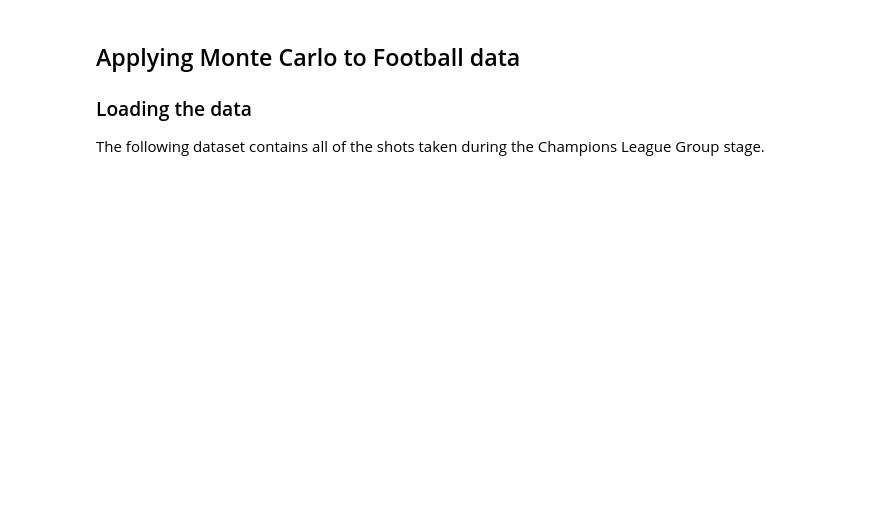
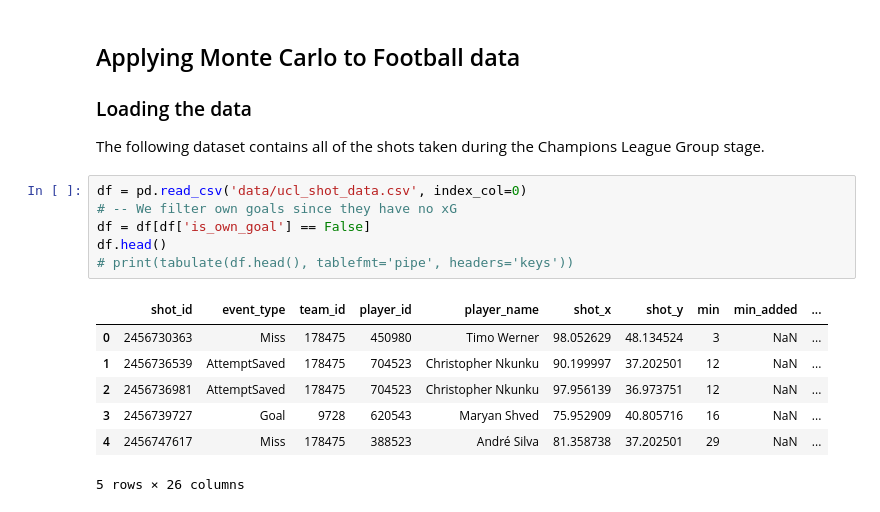
Before and after one commit to sonofacorner/matplotlib-tutorials, a Jupyter notebook: intro_monte_carlo/main_notebook.ipynb, the cells around one changed output. Drawn from its saved outputs; the diff is of its cells as text; blank space fills up the shorter version.

```diff
--- a/intro_monte_carlo/main_notebook.ipynb
+++ b/intro_monte_carlo/main_notebook.ipynb
@@ -178,4 +158,18 @@ Error:
 ### Loading the data
 
 The following dataset contains all of the shots taken during the Champions League Group stage.
+# %%
+df = pd.read_csv('data/ucl_shot_data.csv', index_col=0)
+# -- We filter own goals since they have no xG
+df = df[df['is_own_goal'] == False]
+df.head()
+# print(tabulate(df.head(), tablefmt='pipe', headers='keys'))
+# %% [output]
+|  | shot_id | event_type | team_id | player_id | player_name | shot_x | shot_y | min | min_added | ... |
+| 0 | 2456730363 | Miss | 178475 | 450980 | Timo Werner | 98.052629 | 48.134524 | 3 | NaN | ... |
+| 1 | 2456736539 | AttemptSaved | 178475 | 704523 | Christopher Nkunku | 90.199997 | 37.202501 | 12 | NaN | ... |
+| 2 | 2456736981 | AttemptSaved | 178475 | 704523 | Christopher Nkunku | 97.956139 | 36.973751 | 12 | NaN | ... |
+| 3 | 2456739727 | Goal | 9728 | 620543 | Maryan Shved | 75.952909 | 40.805716 | 16 | NaN | ... |
+| 4 | 2456747617 | Miss | 178475 | 388523 | André Silva | 81.358738 | 37.202501 | 29 | NaN | ... |
+5 rows × 26 columns
 # %%
```
Also changed, not shown: parts of 28 cells of this notebook.
